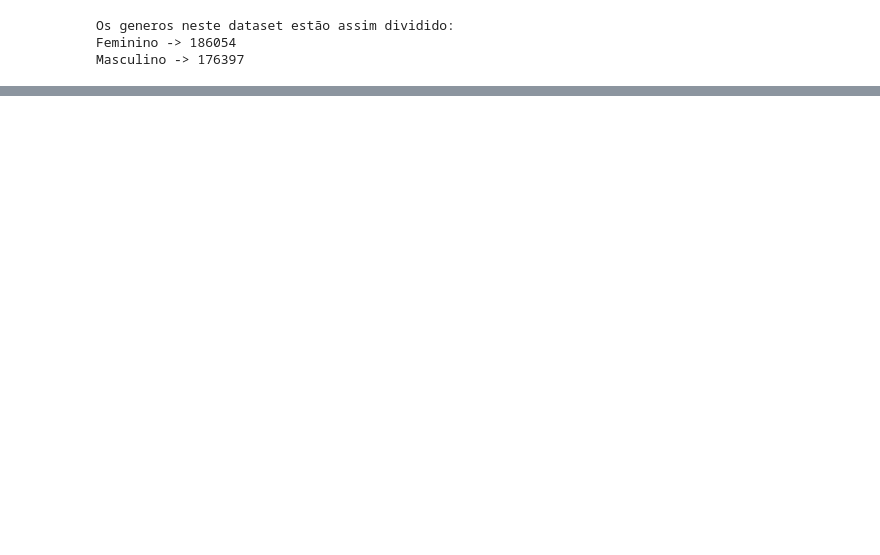
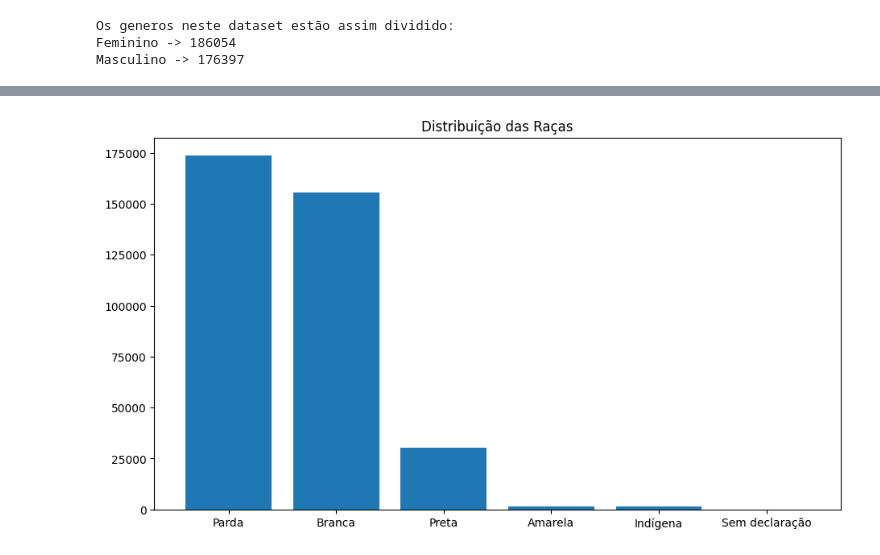
Before and after one commit to Gcango/Analise_Exploratoria_Descrit_pnad, a Jupyter notebook: Pnad_dataExploration.ipynb, the cells around one changed output, grey strips where cells are left out. Saved outputs shown, nothing was run; the diff lists cells and outputs as text; code cells hidden in the pictures; blank space fills up the shorter version.

```diff
--- a/Pnad_dataExploration.ipynb
+++ b/Pnad_dataExploration.ipynb
@@ -35,3 +40,8 @@ dados.columns
 Index(['V0101', 'UF', 'V0302', 'V8005', 'V0404', 'V4803', 'V4718', 'V4720',
        'V4729'],
       dtype='object')
+# %%
+novas_colunas = ['Ano', 'Estado', 'Genero', 'idade', 'Raca', 'Escolaridade', 'V4718', 'Salario',
+       'V4729']
+# %%
+dados.columns = novas_colunas
@@ -77,0 +100,3 @@ Name: V0404, dtype: int64
+# %%
+raca = dados['Raca'].value_counts()
+print(f"Na Base de dados encontramos as raças devididas da seguinte forma: \n{raca}")
@@ -77,0 +112,8 @@ Name: V0404, dtype: int64
+# %%
+plt.figure(figsize=(11,6))
+plt.bar(raca.index, raca.values)
+#plt.xticks(rotation=90)
+plt.title('Distribuição das Raças')
+plt.show()
+# %% [output]
+[figure, added]
```
Also changed, not shown: parts of 63 cells of this notebook.
